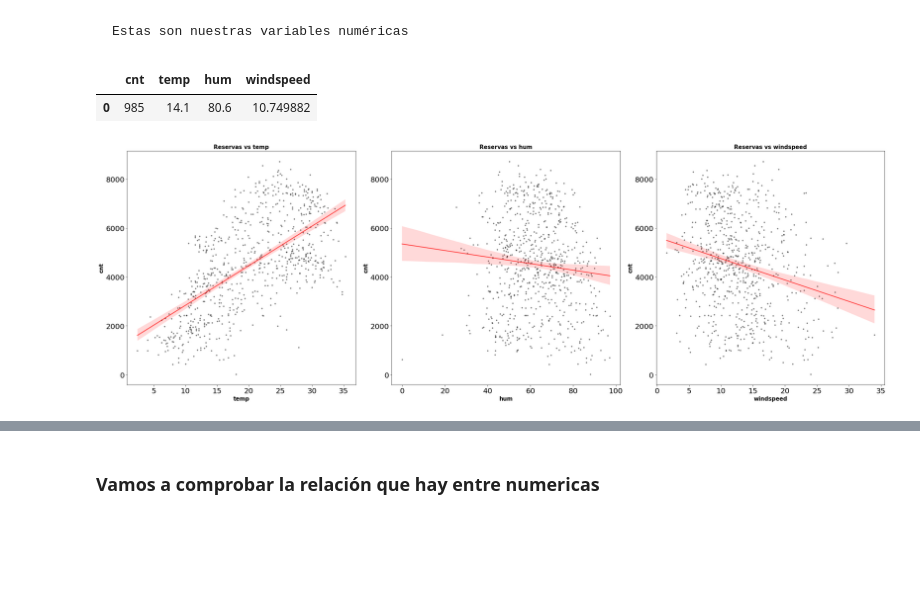
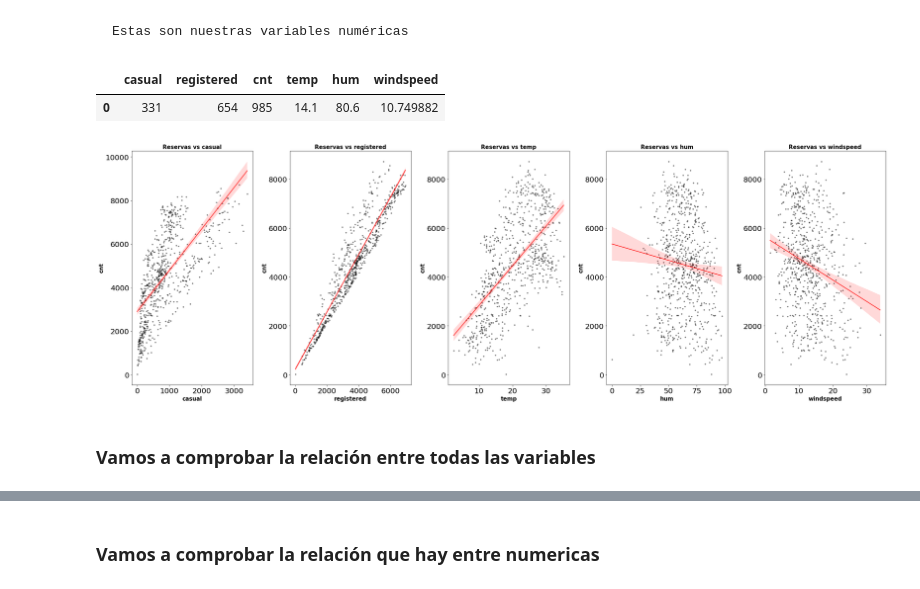
Before and after one commit to Adalab/project-da-promo-A-module-3-team-1, a Jupyter notebook: Regresion_Lineal_multiple_parte_4.ipynb, the cells around one changed output, grey strips where cells are left out. Saved outputs shown, nothing was run; the diff lists cells and outputs as text; code cells hidden in the pictures; blank space fills up the shorter version.

```diff
--- a/Regresion_Lineal_multiple_parte_4.ipynb
+++ b/Regresion_Lineal_multiple_parte_4.ipynb
@@ -81,5 +87,5 @@ df= df_bike.copy() # Voy a hacer una copia para no perder los datos por si neces
 # %%
-df.drop(['casual', 'registered','temp_interval', 'temp_interval_ord','hum_interval','hum_interval_ord', 'wind_interval', 'wind_num_encoding'],axis=1, inplace=True)
+df.drop(['temp_interval', 'temp_interval_ord','hum_interval','hum_interval_ord', 'wind_interval', 'wind_num_encoding'],axis=1, inplace=True)
 # %%
 df.head()
 # %% [output]
@@ -119,13 +124,13 @@ Index(['cnt', 'season_encoding', 'yr', 'mnth', 'day', 'holiday', 'weekday',
       dtype='object')
 # %%
-df['season_encoding'] = df['season_encoding'].astype('object')
-df['yr'] = df['yr'].astype('object')
-df['mnth'] = df['mnth'].astype('object')
-df['day'] = df['day'].astype('object')
-df['holiday'] = df['holiday'].astype('object')
-df['weekday'] = df['weekday'].astype('object')
-df['workingday'] = df['workingday'].astype('object')
-df['weathersit'] = df['weathersit'].astype('object')
+df['season_encoding'] = df['season_encoding'].astype('category')
+df['yr'] = df['yr'].astype('category')
+df['mnth'] = df['mnth'].astype('category')
+df['day'] = df['day'].astype('category')
+df['holiday'] = df['holiday'].astype('category')
+df['weekday'] = df['weekday'].astype('category')
+df['workingday'] = df['workingday'].astype('category')
+df['weathersit'] = df['weathersit'].astype('category')
 # %% [markdown]
 ### Variable respuesta - NORMALIDAD - SHAPIRO
 # %% [markdown]
@@ -160,7 +165,7 @@ fig, axes = plt.subplots(nrows = 2, ncols = 4, figsize = (30, 15))
 
 axes = axes.flat
 
-columnas_object = df.select_dtypes(include = "object").columns
+columnas_object = df.select_dtypes(include = "category").columns
 
 for i, colum in enumerate(columnas_object):
     sns.countplot(df[colum], ax=axes[i], palette="mako")
@@ -180,34 +185,36 @@ fig.tight_layout();
 numericas = df.select_dtypes(include = np.number)
 numericas.head(1)
 # %% [output]
-|  | cnt | temp | hum | windspeed |
-| 0 | 985 | 14.1 | 80.6 | 10.749882 |
+|  | casual | registered | cnt | temp | hum | windspeed |
+| 0 | 331 | 654 | 985 | 14.1 | 80.6 | 10.749882 |
 # %%
 # Gráfico de distribución para cada variable numérica
 # ==============================================================================
 
-fig, axes = plt.subplots(nrows = 1, ncols = 3, figsize = (30, 10))
+fig, axes = plt.subplots(nrows = 1, ncols = 5, figsize = (30, 10))
 
 axes = axes.flat
 
 columnas_numeric = df.select_dtypes(include = np.number).columns
 columnas_numeric = columnas_numeric.drop("cnt") # excluimos nuestra variable respuesta. (No la necesitamos ahora
 
 for i, colum in enumerate(columnas_numeric):
     sns.regplot(
         x = df[colum],
         y = df["cnt"],
         color = "black",
         marker = ".",
         scatter_kws = {"alpha": 0.4},
         line_kws = {"color": "red", "alpha": 0.7 },
         ax = axes[i])
 
     axes[i].set_title(f"Reservas vs {colum}", fontsize = 15, fontweight = "bold")
     axes[i].tick_params(labelsize = 20)
     axes[i].set_xlabel(colum,  fontsize = 15, fontweight = "bold")
     axes[i].set_ylabel("cnt", fontsize = 15, fontweight = "bold")
 
 fig.tight_layout();
 # %% [output]
-[figure, old version]
+[figure, new version]
+# %% [markdown]
+### Vamos a comprobar la relación entre todas las variables
```
Also changed, not shown: parts of 60 cells of this notebook.
